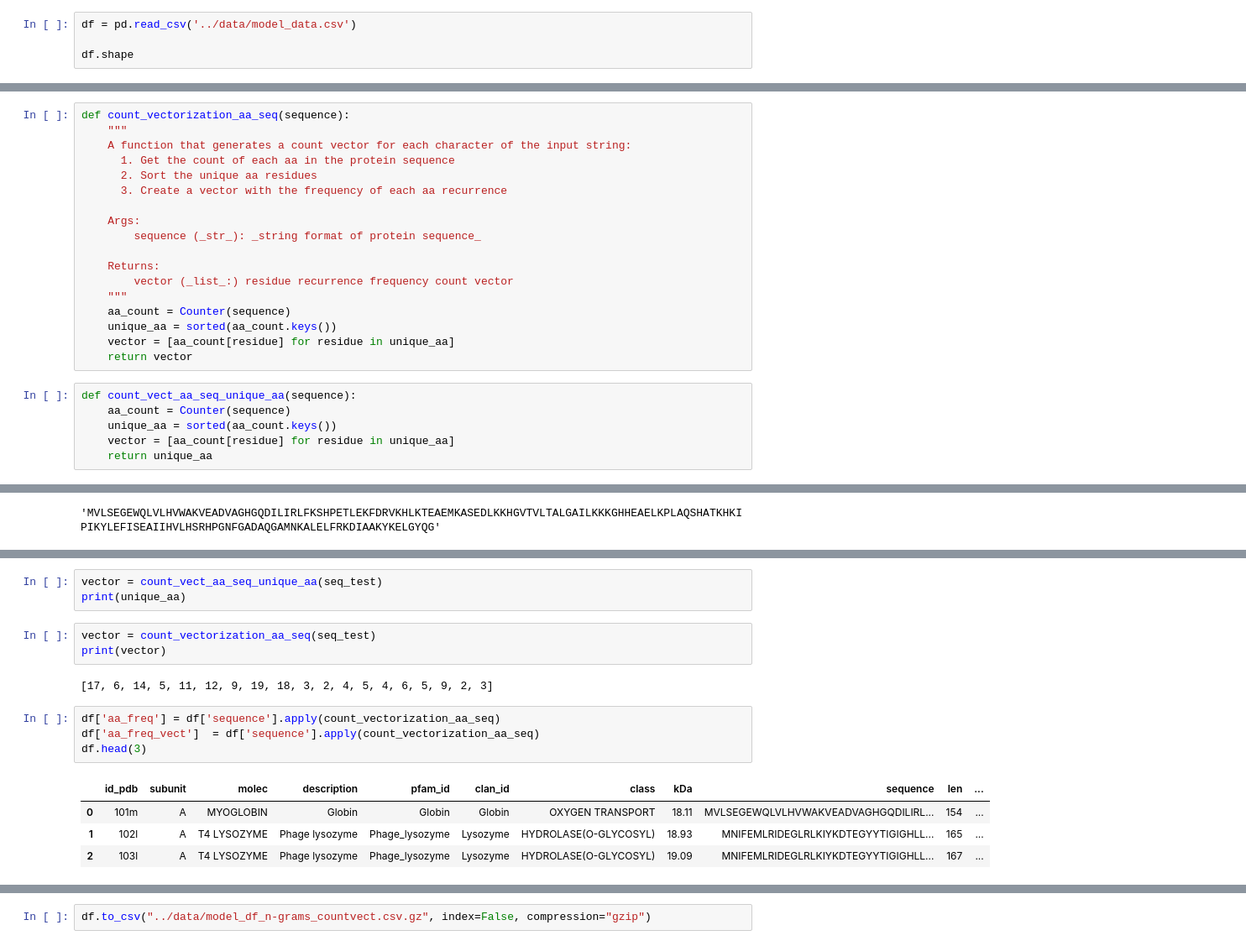
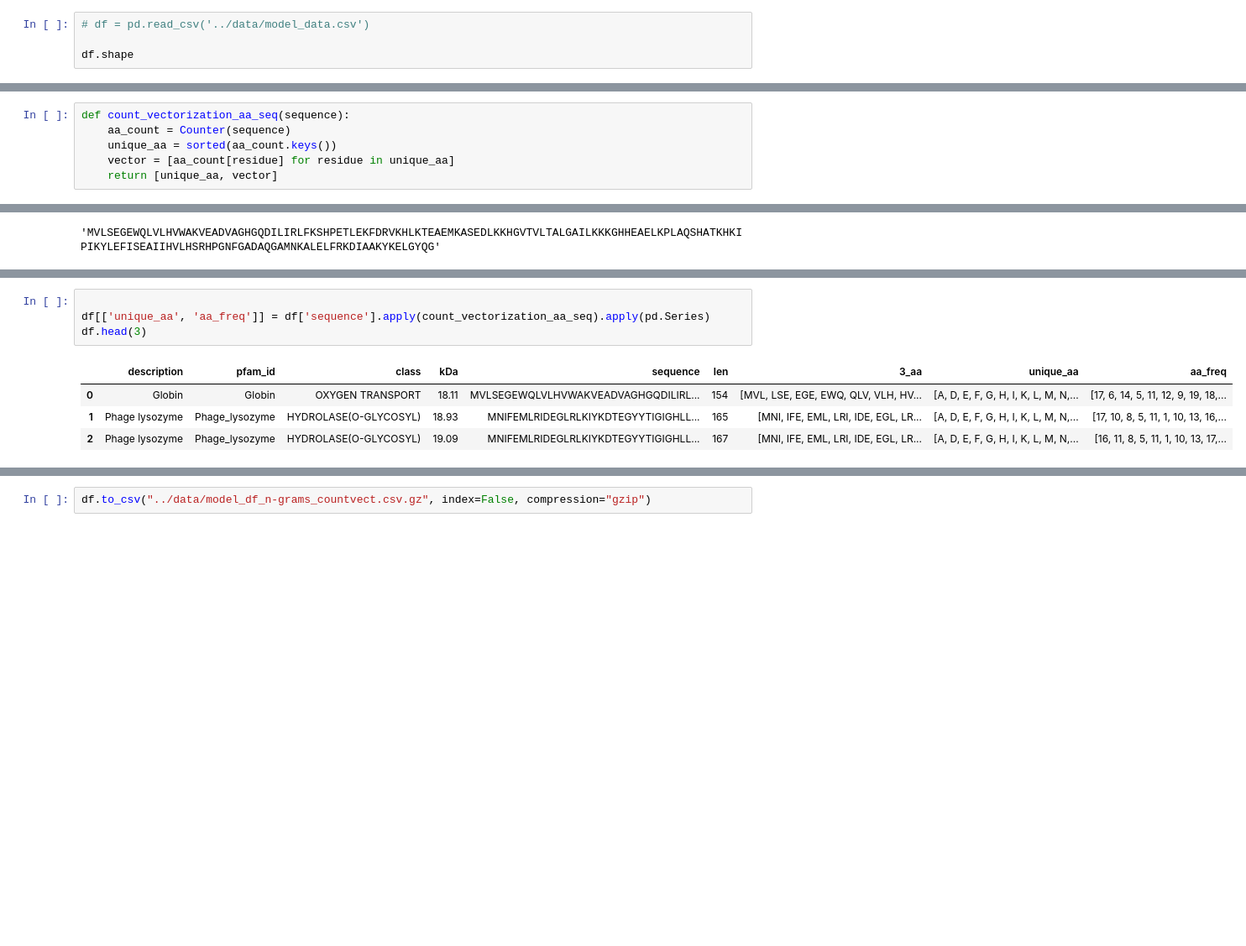
Before and after one commit to jdormaar/Functional_predictions_from_protein_residue_sequences, a Jupyter notebook: workbooks/naive_bayes_model.ipynb, the cells around one changed output, grey strips where cells are left out. Shown: that part at 84% size. Saved outputs shown, nothing was run; the diff lists cells and outputs as text; blank space fills up the shorter version.

Commit message:
Updated Vectorizer, refreshed code and updated data saves

```diff
--- a/workbooks/naive_bayes_model.ipynb
+++ b/workbooks/naive_bayes_model.ipynb
@@ -716,7 +716,7 @@ dtype: int64
 # %% [markdown]
 <h3 id= "select-target-variable"; style="color:#8fca6b; text-align:left; padding: 0px; border-bottom: 2px solid #8fca6b;">SELECTING A TARGET VARIABLE</h3>
 # %%
-df = pd.read_csv('../data/model_data.csv')
+# df = pd.read_csv('../data/model_data.csv')
 
 df.shape
 # %% [output]
@@ -1093,30 +1100,12 @@ df.to_csv("../data/model_df_3aa_grams.csv.gz", index=False, compression="gzip")
 <h4 id= "count_vectorization_aa_seq"; style="color:#c8d43e; text-align:left; padding: 0px; border-bottom: 1px solid #c8d43e;">COUNT VECTORIZAITON OF AMINO ACID RESIDUES</h4>
 # %%
 from collections import Counter
-# %%
-def count_vectorization_aa_seq(sequence):
-    """
-    A function that generates a count vector for each character of the input string:
-      1. Get the count of each aa in the protein sequence
-      2. Sort the unique aa residues
-      3. Create a vector with the frequency of each aa recurrence
-
-    Args:
-        sequence (_str_): _string format of protein sequence_
-
-    Returns:
-        vector (_list_:) residue recurrence frequency count vector
-    """
-    aa_count = Counter(sequence)
-    unique_aa = sorted(aa_count.keys())
-    vector = [aa_count[residue] for residue in unique_aa]
-    return vector
 # %%
-def count_vect_aa_seq_unique_aa(sequence):
+def count_vectorization_aa_seq(sequence):
     aa_count = Counter(sequence)
     unique_aa = sorted(aa_count.keys())
     vector = [aa_count[residue] for residue in unique_aa]
-    return unique_aa
+    return [unique_aa, vector]
 # %%
 
 seq_test = df['sequence'].loc[0]
@@ -1132,17 +1148,9 @@ print(vector)
-# %%
-vector = count_vect_aa_seq_unique_aa(seq_test)
-print(unique_aa)
-# %%
-vector = count_vectorization_aa_seq(seq_test)
-print(vector)
-# %% [output]
-[17, 6, 14, 5, 11, 12, 9, 19, 18, 3, 2, 4, 5, 4, 6, 5, 9, 2, 3]
 # %%
-df['aa_freq'] = df['sequence'].apply(count_vectorization_aa_seq)
-df['aa_freq_vect']  = df['sequence'].apply(count_vectorization_aa_seq)
+
+df[['unique_aa', 'aa_freq']] = df['sequence'].apply(count_vectorization_aa_seq).apply(pd.Series)
 df.head(3)
 # %% [output]
-|  | id_pdb | subunit | molec | description | pfam_id | clan_id | class | kDa | sequence | len | ... |
-| 0 | 101m | A | MYOGLOBIN | Globin | Globin | Globin | OXYGEN TRANSPORT | 18.11 | MVLSEGEWQLVLHVWAKVEADVAGHGQDILIRL... | 154 | ... |
-| 1 | 102l | A | T4 LYSOZYME | Phage lysozyme | Phage_lysozyme | Lysozyme | HYDROLASE(O-GLYCOSYL) | 18.93 | MNIFEMLRIDEGLRLKIYKDTEGYYTIGIGHLL... | 165 | ... |
-| 2 | 103l | A | T4 LYSOZYME | Phage lysozyme | Phage_lysozyme | Lysozyme | HYDROLASE(O-GLYCOSYL) | 19.09 | MNIFEMLRIDEGLRLKIYKDTEGYYTIGIGHLL... | 167 | ... |
+|  | description | pfam_id | class | kDa | sequence | len | 3_aa | unique_aa | aa_freq |
+| 0 | Globin | Globin | OXYGEN TRANSPORT | 18.11 | MVLSEGEWQLVLHVWAKVEADVAGHGQDILIRL... | 154 | [MVL, LSE, EGE, EWQ, QLV, VLH, HV... | [A, D, E, F, G, H, I, K, L, M, N,... | [17, 6, 14, 5, 11, 12, 9, 19, 18,... |
+| 1 | Phage lysozyme | Phage_lysozyme | HYDROLASE(O-GLYCOSYL) | 18.93 | MNIFEMLRIDEGLRLKIYKDTEGYYTIGIGHLL... | 165 | [MNI, IFE, EML, LRI, IDE, EGL, LR... | [A, D, E, F, G, H, I, K, L, M, N,... | [17, 10, 8, 5, 11, 1, 10, 13, 16,... |
+| 2 | Phage lysozyme | Phage_lysozyme | HYDROLASE(O-GLYCOSYL) | 19.09 | MNIFEMLRIDEGLRLKIYKDTEGYYTIGIGHLL... | 167 | [MNI, IFE, EML, LRI, IDE, EGL, LR... | [A, D, E, F, G, H, I, K, L, M, N,... | [16, 11, 8, 5, 11, 1, 10, 13, 17,... |
```
Also changed, not shown: parts of 29 cells of this notebook, 8 other files.
